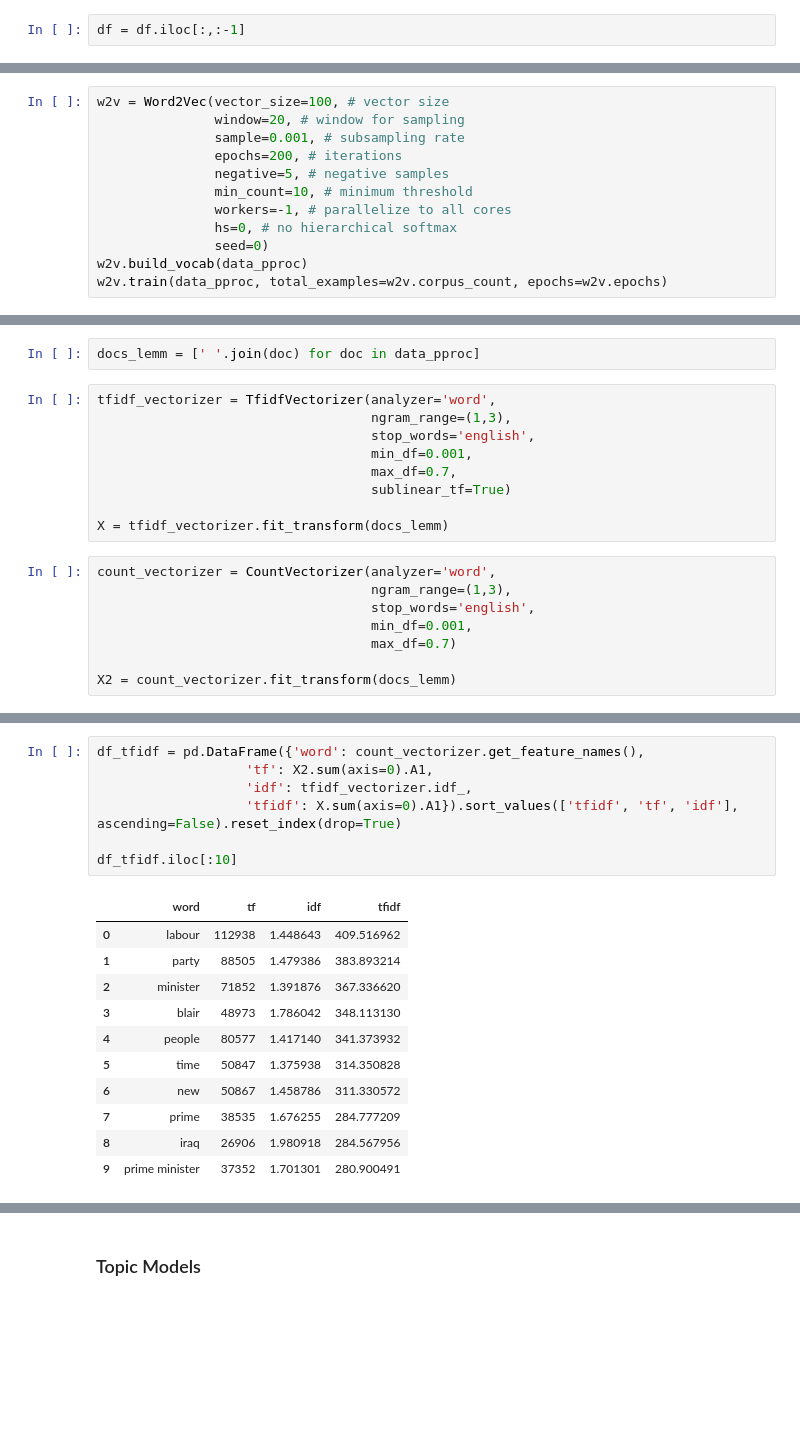
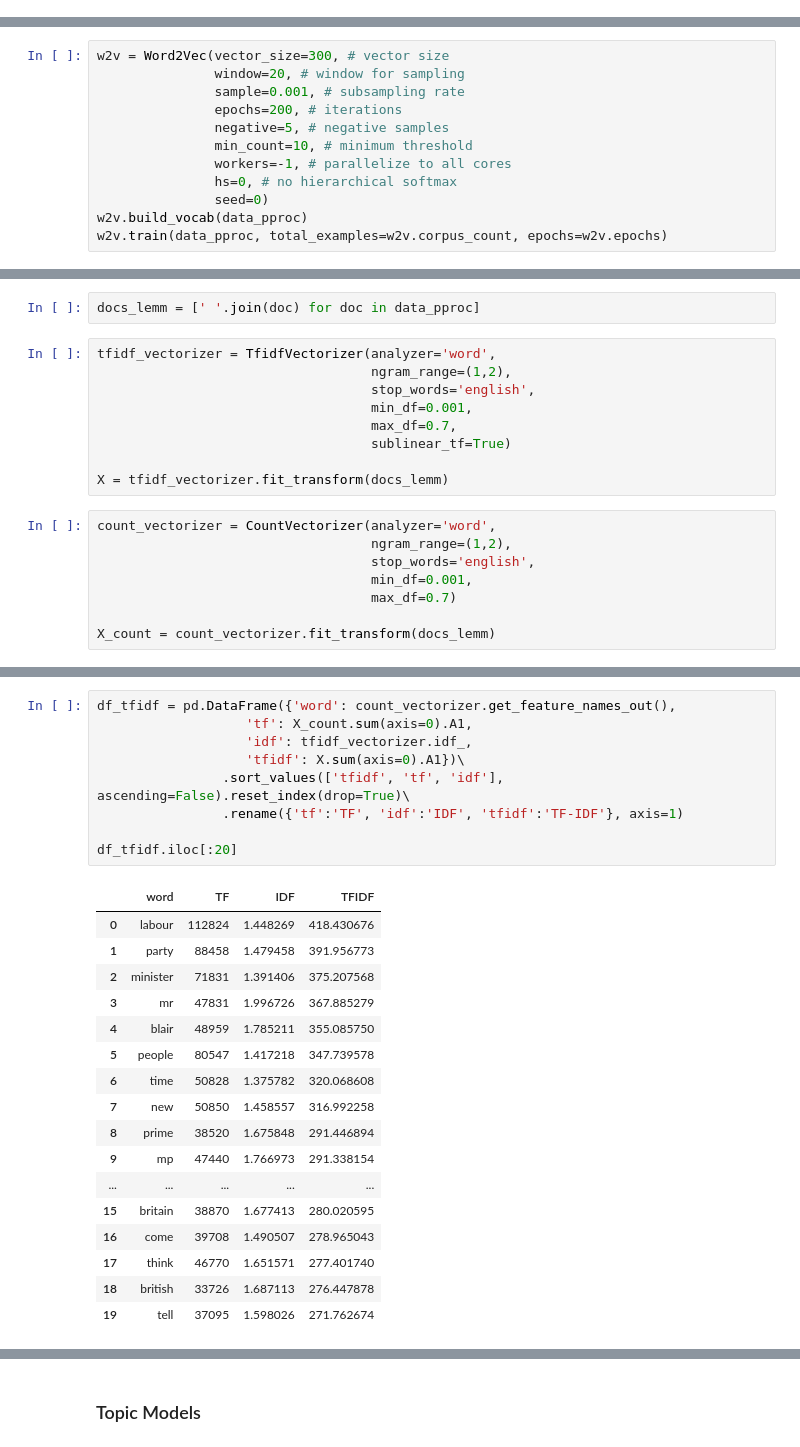
Before and after one commit to nzhang98/nlp-war-press-coverage, a Jupyter notebook: main.ipynb, the cells around one changed output, grey strips where cells are left out. Cells and saved outputs as stored; diff of their text form; blank space fills up the shorter version.

```diff
--- a/main.ipynb
+++ b/main.ipynb
@@ -146,2 +188,0 @@ df['body_pproc'] = data_pproc
-# %%
-df = df.iloc[:,:-1]
@@ -161,5 +193,5 @@ from gensim.models.word2vec import FAST_VERSION
 # %%
-w2v = Word2Vec(vector_size=100, # vector size
+w2v = Word2Vec(vector_size=300, # vector size
                window=20, # window for sampling
                sample=0.001, # subsampling rate
                epochs=200, # iterations
@@ -280,7 +323,7 @@ from gensim.models import LdaMulticore, TfidfModel, CoherenceModel
 docs_lemm = [' '.join(doc) for doc in data_pproc]
 # %%
 tfidf_vectorizer = TfidfVectorizer(analyzer='word',
-                                   ngram_range=(1,3),
+                                   ngram_range=(1,2),
                                    stop_words='english',
                                    min_df=0.001,
                                    max_df=0.7,
@@ -289,9 +332,9 @@ tfidf_vectorizer = TfidfVectorizer(analyzer='word',
 X = tfidf_vectorizer.fit_transform(docs_lemm)
 # %%
 count_vectorizer = CountVectorizer(analyzer='word',
-                                   ngram_range=(1,3),
+                                   ngram_range=(1,2),
                                    stop_words='english',
                                    min_df=0.001,
                                    max_df=0.7)
 
-X2 = count_vectorizer.fit_transform(docs_lemm)
+X_count = count_vectorizer.fit_transform(docs_lemm)
@@ -302,19 +341,27 @@ X.shape
 # %%
-df_tfidf = pd.DataFrame({'word': count_vectorizer.get_feature_names(),
-                   'tf': X2.sum(axis=0).A1,
+df_tfidf = pd.DataFrame({'word': count_vectorizer.get_feature_names_out(),
+                   'tf': X_count.sum(axis=0).A1,
                    'idf': tfidf_vectorizer.idf_,
-                   'tfidf': X.sum(axis=0).A1}).sort_values(['tfidf', 'tf', 'idf'], ascending=False).reset_index(drop=True)
+                   'tfidf': X.sum(axis=0).A1})\
+                .sort_values(['tfidf', 'tf', 'idf'], ascending=False).reset_index(drop=True)\
+                .rename({'tf':'TF', 'idf':'IDF', 'tfidf':'TF-IDF'}, axis=1)
 
-df_tfidf.iloc[:10]
+df_tfidf.iloc[:20]
 # %% [output]
-|  | word | tf | idf | tfidf |
-| 0 | labour | 112938 | 1.448643 | 409.516962 |
-| 1 | party | 88505 | 1.479386 | 383.893214 |
-| 2 | minister | 71852 | 1.391876 | 367.336620 |
-| 3 | blair | 48973 | 1.786042 | 348.113130 |
-| 4 | people | 80577 | 1.417140 | 341.373932 |
-| 5 | time | 50847 | 1.375938 | 314.350828 |
-| 6 | new | 50867 | 1.458786 | 311.330572 |
-| 7 | prime | 38535 | 1.676255 | 284.777209 |
-| 8 | iraq | 26906 | 1.980918 | 284.567956 |
-| 9 | prime minister | 37352 | 1.701301 | 280.900491 |
+|  | word | TF | IDF | TFIDF |
+| 0 | labour | 112824 | 1.448269 | 418.430676 |
+| 1 | party | 88458 | 1.479458 | 391.956773 |
+| 2 | minister | 71831 | 1.391406 | 375.207568 |
+| 3 | mr | 47831 | 1.996726 | 367.885279 |
+| 4 | blair | 48959 | 1.785211 | 355.085750 |
+| 5 | people | 80547 | 1.417218 | 347.739578 |
+| 6 | time | 50828 | 1.375782 | 320.068608 |
+| 7 | new | 50850 | 1.458557 | 316.992258 |
+| 8 | prime | 38520 | 1.675848 | 291.446894 |
+| 9 | mp | 47440 | 1.766973 | 291.338154 |
+| ... | ... | ... | ... | ... |
+| 15 | britain | 38870 | 1.677413 | 280.020595 |
+| 16 | come | 39708 | 1.490507 | 278.965043 |
+| 17 | think | 46770 | 1.651571 | 277.401740 |
+| 18 | british | 33726 | 1.687113 | 276.447878 |
+| 19 | tell | 37095 | 1.598026 | 271.762674 |
```
Also changed, not shown: parts of 81 cells of this notebook, 1 other file.
